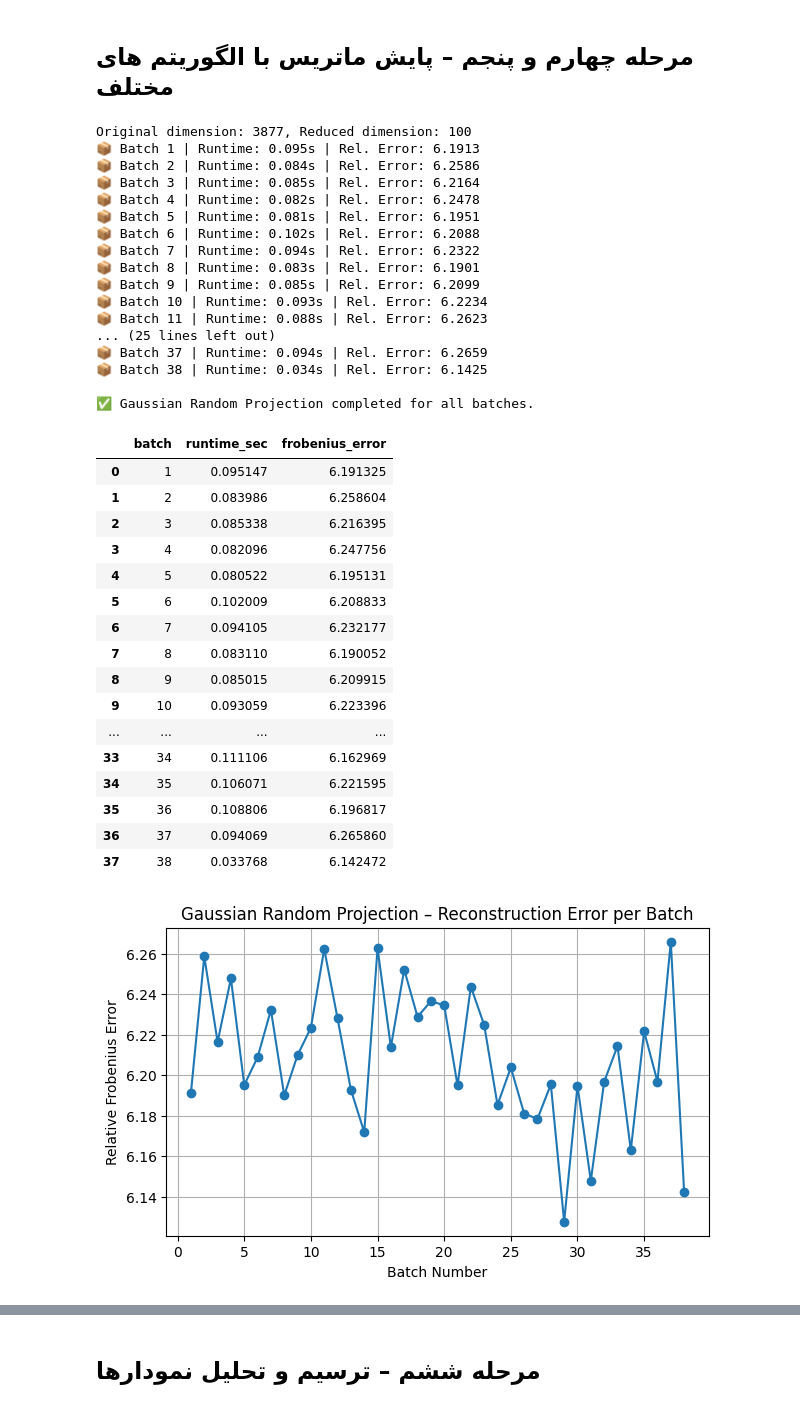
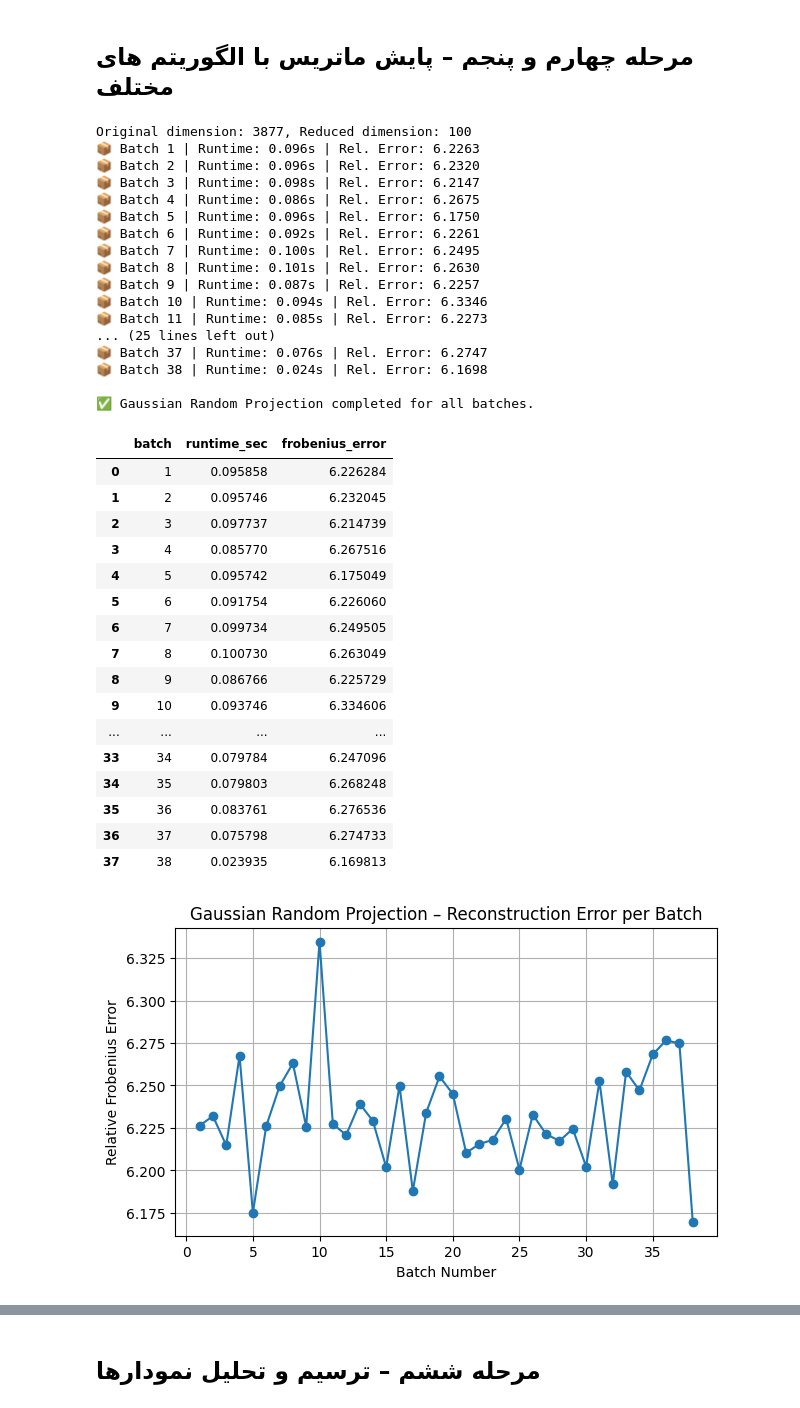
Before and after one commit to SamanProjects/Computational-Data-Mining-Project-1, a Jupyter notebook: CDProject1.ipynb, the cells around one changed output, grey strips where cells are left out. Drawn from its saved outputs; the diff is of its cells as text; code cells hidden in the pictures.

```diff
--- a/CDProject1.ipynb
+++ b/CDProject1.ipynb
@@ -211,6 +210,20 @@ Non-zero entries: 9483
 from sklearn.random_projection import GaussianRandomProjection
 import time
 
+# I implement the Gaussian Random Projection from scratch and also use the library version to compare the results
+def custom_gaussian_random_projection(X, n_components, random_state=None):
+    """
+    Manual implementation of Gaussian Random Projection.
+    """
+    rng = np.random.default_rng(random_state)
+    n_features = X.shape[1]
+
+    # Random Gaussian matrix ~ N(0, 1/sqrt(k))
+    R = rng.normal(loc=0.0, scale=1.0 / np.sqrt(n_components), size=(n_features, n_components))
+
+    # Project data
+    X_projected = np.dot(X, R)
+    return X_projected, R
 
 # Choose projection size (reduced dimensions)
 # For example, reduce from d features → k=100
@@ -236,11 +249,9 @@ for i, batch in enumerate(batches):
     # Convert to NumPy array
     A = batch.values.astype(float)
 
-    # Apply random projection
-    A_proj = grp.fit_transform(A)
+    # I apply random projection and approximate reconstruction
+    A_proj, R = custom_gaussian_random_projection(A, n_components=k, random_state=42)
 
-    # Approximate reconstruction (using pseudo-inverse)
-    R = grp.components_.T
     A_reconstructed = np.dot(A_proj, R.T)
 
     # Compute relative Frobenius norm error
@@ -250,62 +261,62 @@ for i, batch in enumerate(batches):
 
     results['batch'].append(i + 1)
     results['runtime_sec'].append(runtime)
     results['frobenius_error'].append(error)
 
     print(f"📦 Batch {i+1} | Runtime: {runtime:.3f}s | Rel. Error: {error:.4f}")
 
 print("\n✅ Gaussian Random Projection completed for all batches.")
 
 #  Convert results to DataFrame ---
 results_df = pd.DataFrame(results)
 display(results_df)
 
 # visualize error trend ---
 import matplotlib.pyplot as plt
 
 plt.figure(figsize=(7,4))
 plt.plot(results_df['batch'], results_df['frobenius_error'], marker='o')
 plt.title('Gaussian Random Projection – Reconstruction Error per Batch')
 plt.xlabel('Batch Number')
 plt.ylabel('Relative Frobenius Error')
 plt.grid(True)
 plt.show()
 # %% [output]
 Original dimension: 3877, Reduced dimension: 100
-📦 Batch 1 | Runtime: 0.095s | Rel. Error: 6.1913
-📦 Batch 2 | Runtime: 0.084s | Rel. Error: 6.2586
-📦 Batch 3 | Runtime: 0.085s | Rel. Error: 6.2164
-📦 Batch 4 | Runtime: 0.082s | Rel. Error: 6.2478
-📦 Batch 5 | Runtime: 0.081s | Rel. Error: 6.1951
-📦 Batch 6 | Runtime: 0.102s | Rel. Error: 6.2088
-📦 Batch 7 | Runtime: 0.094s | Rel. Error: 6.2322
-📦 Batch 8 | Runtime: 0.083s | Rel. Error: 6.1901
-📦 Batch 9 | Runtime: 0.085s | Rel. Error: 6.2099
-📦 Batch 10 | Runtime: 0.093s | Rel. Error: 6.2234
-📦 Batch 11 | Runtime: 0.088s | Rel. Error: 6.2623
+📦 Batch 1 | Runtime: 0.096s | Rel. Error: 6.2263
+📦 Batch 2 | Runtime: 0.096s | Rel. Error: 6.2320
+📦 Batch 3 | Runtime: 0.098s | Rel. Error: 6.2147
+📦 Batch 4 | Runtime: 0.086s | Rel. Error: 6.2675
+📦 Batch 5 | Runtime: 0.096s | Rel. Error: 6.1750
+📦 Batch 6 | Runtime: 0.092s | Rel. Error: 6.2261
+📦 Batch 7 | Runtime: 0.100s | Rel. Error: 6.2495
+📦 Batch 8 | Runtime: 0.101s | Rel. Error: 6.2630
+📦 Batch 9 | Runtime: 0.087s | Rel. Error: 6.2257
+📦 Batch 10 | Runtime: 0.094s | Rel. Error: 6.3346
+📦 Batch 11 | Runtime: 0.085s | Rel. Error: 6.2273
 ... (25 lines left out)
-📦 Batch 37 | Runtime: 0.094s | Rel. Error: 6.2659
-📦 Batch 38 | Runtime: 0.034s | Rel. Error: 6.1425
+📦 Batch 37 | Runtime: 0.076s | Rel. Error: 6.2747
+📦 Batch 38 | Runtime: 0.024s | Rel. Error: 6.1698
 
 ✅ Gaussian Random Projection completed for all batches.
 |  | batch | runtime_sec | frobenius_error |
-| 0 | 1 | 0.095147 | 6.191325 |
-| 1 | 2 | 0.083986 | 6.258604 |
-| 2 | 3 | 0.085338 | 6.216395 |
-| 3 | 4 | 0.082096 | 6.247756 |
-| 4 | 5 | 0.080522 | 6.195131 |
-| 5 | 6 | 0.102009 | 6.208833 |
-| 6 | 7 | 0.094105 | 6.232177 |
-| 7 | 8 | 0.083110 | 6.190052 |
-| 8 | 9 | 0.085015 | 6.209915 |
-| 9 | 10 | 0.093059 | 6.223396 |
+| 0 | 1 | 0.095858 | 6.226284 |
+| 1 | 2 | 0.095746 | 6.232045 |
+| 2 | 3 | 0.097737 | 6.214739 |
+| 3 | 4 | 0.085770 | 6.267516 |
+| 4 | 5 | 0.095742 | 6.175049 |
+| 5 | 6 | 0.091754 | 6.226060 |
+| 6 | 7 | 0.099734 | 6.249505 |
+| 7 | 8 | 0.100730 | 6.263049 |
+| 8 | 9 | 0.086766 | 6.225729 |
+| 9 | 10 | 0.093746 | 6.334606 |
 | ... | ... | ... | ... |
-| 33 | 34 | 0.111106 | 6.162969 |
-| 34 | 35 | 0.106071 | 6.221595 |
-| 35 | 36 | 0.108806 | 6.196817 |
-| 36 | 37 | 0.094069 | 6.265860 |
-| 37 | 38 | 0.033768 | 6.142472 |
+| 33 | 34 | 0.079784 | 6.247096 |
+| 34 | 35 | 0.079803 | 6.268248 |
+| 35 | 36 | 0.083761 | 6.276536 |
+| 36 | 37 | 0.075798 | 6.274733 |
+| 37 | 38 | 0.023935 | 6.169813 |
-[figure, old version]
+[figure, new version]
 # %%
 # Level 4 (continued) & Level 5 metrics for:
 # - Frequent Directions (FD)
```
Also changed, not shown: parts of 9 cells of this notebook.
